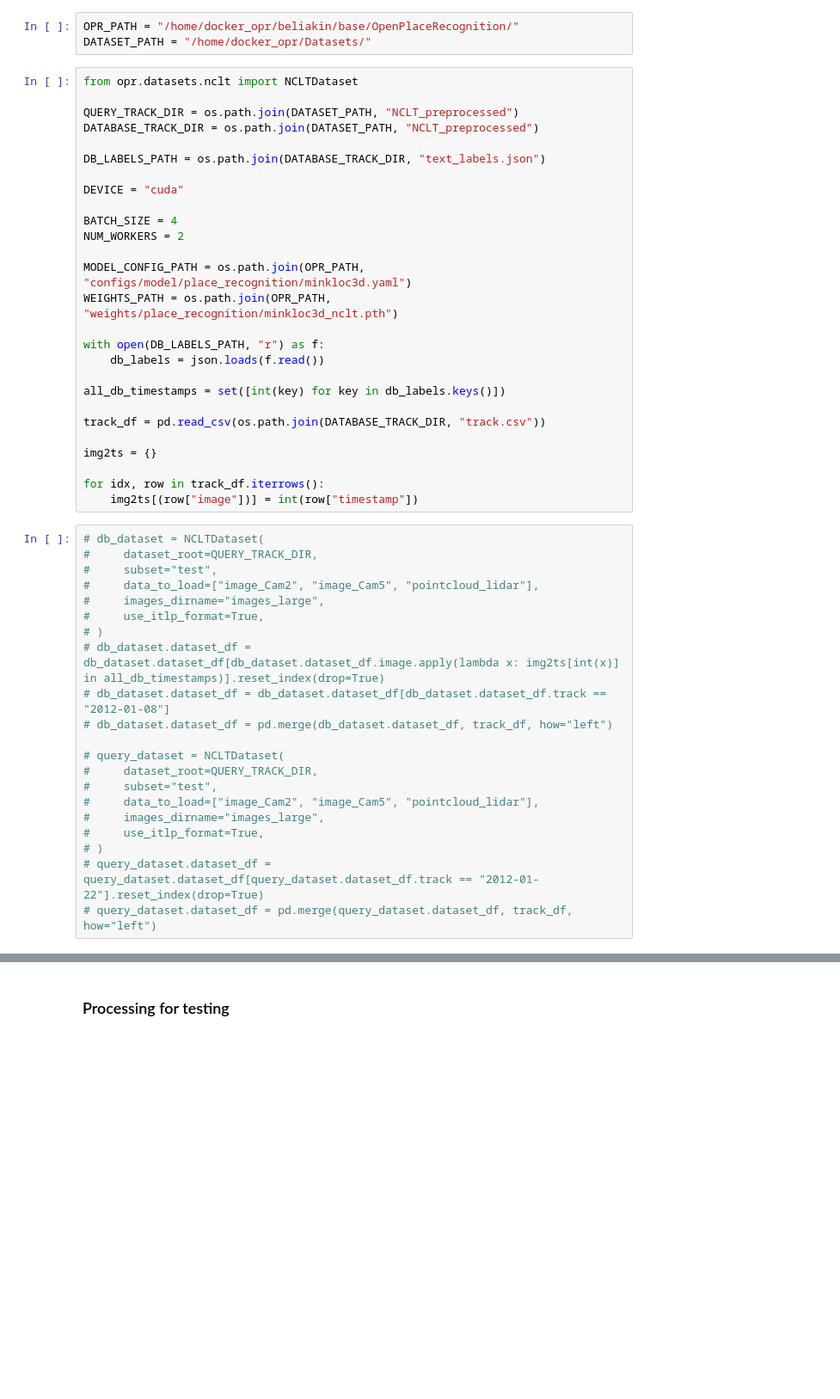
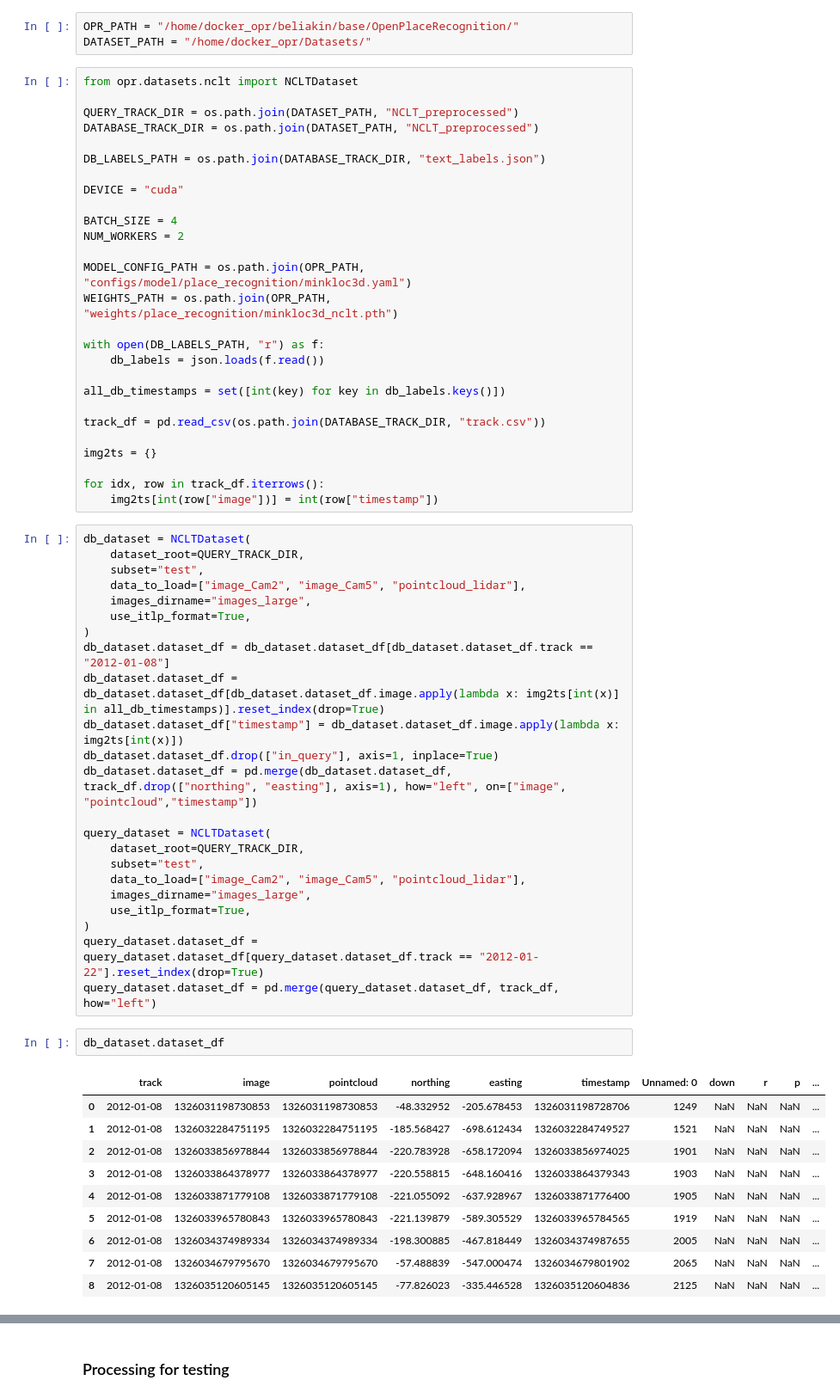
Before and after one commit to b-l-a-i-n/OpenPlaceRecognition, a Jupyter notebook: notebooks/ocr_text_labels_pipeline_nclt.ipynb, the cells around one changed output, grey strips where cells are left out. Shown: that part at 86% size. Drawn from its saved outputs; the diff is of its cells as text; blank space fills up the shorter version.

```diff
--- a/notebooks/ocr_text_labels_pipeline_nclt.ipynb
+++ b/notebooks/ocr_text_labels_pipeline_nclt.ipynb
@@ -200,25 +200,40 @@ track_df = pd.read_csv(os.path.join(DATABASE_TRACK_DIR, "track.csv"))
 img2ts = {}
 
 for idx, row in track_df.iterrows():
-    img2ts[(row["image"])] = int(row["timestamp"])
+    img2ts[int(row["image"])] = int(row["timestamp"])
 # %%
-# db_dataset = NCLTDataset(
-#     dataset_root=QUERY_TRACK_DIR,
-#     subset="test",
-#     data_to_load=["image_Cam2", "image_Cam5", "pointcloud_lidar"],
-#     images_dirname="images_large",
-#     use_itlp_format=True,
-# )
-# db_dataset.dataset_df = db_dataset.dataset_df[db_dataset.dataset_df.image.apply(lambda x: img2ts[int(x)] in all_db_timestamps)].reset_index(drop=True)
-# db_dataset.dataset_df = db_dataset.dataset_df[db_dataset.dataset_df.track == "2012-01-08"]
-# db_dataset.dataset_df = pd.merge(db_dataset.dataset_df, track_df, how="left")
+db_dataset = NCLTDataset(
+    dataset_root=QUERY_TRACK_DIR,
+    subset="test",
+    data_to_load=["image_Cam2", "image_Cam5", "pointcloud_lidar"],
+    images_dirname="images_large",
+    use_itlp_format=True,
+)
+db_dataset.dataset_df = db_dataset.dataset_df[db_dataset.dataset_df.track == "2012-01-08"]
+db_dataset.dataset_df = db_dataset.dataset_df[db_dataset.dataset_df.image.apply(lambda x: img2ts[int(x)] in all_db_timestamps)].reset_index(drop=True)
+db_dataset.dataset_df["timestamp"] = db_dataset.dataset_df.image.apply(lambda x: img2ts[int(x)])
+db_dataset.dataset_df.drop(["in_query"], axis=1, inplace=True)
+db_dataset.dataset_df = pd.merge(db_dataset.dataset_df, track_df.drop(["northing", "easting"], axis=1), how="left", on=["image", "pointcloud","timestamp"])
 
-# query_dataset = NCLTDataset(
-#     dataset_root=QUERY_TRACK_DIR,
-#     subset="test",
-#     data_to_load=["image_Cam2", "image_Cam5", "pointcloud_lidar"],
-#     images_dirname="images_large",
-#     use_itlp_format=True,
-# )
-# query_dataset.dataset_df = query_dataset.dataset_df[query_dataset.dataset_df.track == "2012-01-22"].reset_index(drop=True)
-# query_dataset.dataset_df = pd.merge(query_dataset.dataset_df, track_df, how="left")
+query_dataset = NCLTDataset(
+    dataset_root=QUERY_TRACK_DIR,
+    subset="test",
+    data_to_load=["image_Cam2", "image_Cam5", "pointcloud_lidar"],
+    images_dirname="images_large",
+    use_itlp_format=True,
+)
+query_dataset.dataset_df = query_dataset.dataset_df[query_dataset.dataset_df.track == "2012-01-22"].reset_index(drop=True)
+query_dataset.dataset_df = pd.merge(query_dataset.dataset_df, track_df, how="left")
+# %%
+db_dataset.dataset_df
+# %% [output]
+|  | track | image | pointcloud | northing | easting | timestamp | Unnamed: 0 | down | r | p | ... |
+| 0 | 2012-01-08 | 1326031198730853 | 1326031198730853 | -48.332952 | -205.678453 | 1326031198728706 | 1249 | NaN | NaN | NaN | ... |
+| 1 | 2012-01-08 | 1326032284751195 | 1326032284751195 | -185.568427 | -698.612434 | 1326032284749527 | 1521 | NaN | NaN | NaN | ... |
+| 2 | 2012-01-08 | 1326033856978844 | 1326033856978844 | -220.783928 | -658.172094 | 1326033856974025 | 1901 | NaN | NaN | NaN | ... |
+| 3 | 2012-01-08 | 1326033864378977 | 1326033864378977 | -220.558815 | -648.160416 | 1326033864379343 | 1903 | NaN | NaN | NaN | ... |
+| 4 | 2012-01-08 | 1326033871779108 | 1326033871779108 | -221.055092 | -637.928967 | 1326033871776400 | 1905 | NaN | NaN | NaN | ... |
+| 5 | 2012-01-08 | 1326033965780843 | 1326033965780843 | -221.139879 | -589.305529 | 1326033965784565 | 1919 | NaN | NaN | NaN | ... |
+| 6 | 2012-01-08 | 1326034374989334 | 1326034374989334 | -198.300885 | -467.818449 | 1326034374987655 | 2005 | NaN | NaN | NaN | ... |
+| 7 | 2012-01-08 | 1326034679795670 | 1326034679795670 | -57.488839 | -547.000474 | 1326034679801902 | 2065 | NaN | NaN | NaN | ... |
+| 8 | 2012-01-08 | 1326035120605145 | 1326035120605145 | -77.826023 | -335.446528 | 1326035120604836 | 2125 | NaN | NaN | NaN | ... |
```
Also changed, not shown: parts of 5 cells of this notebook.
